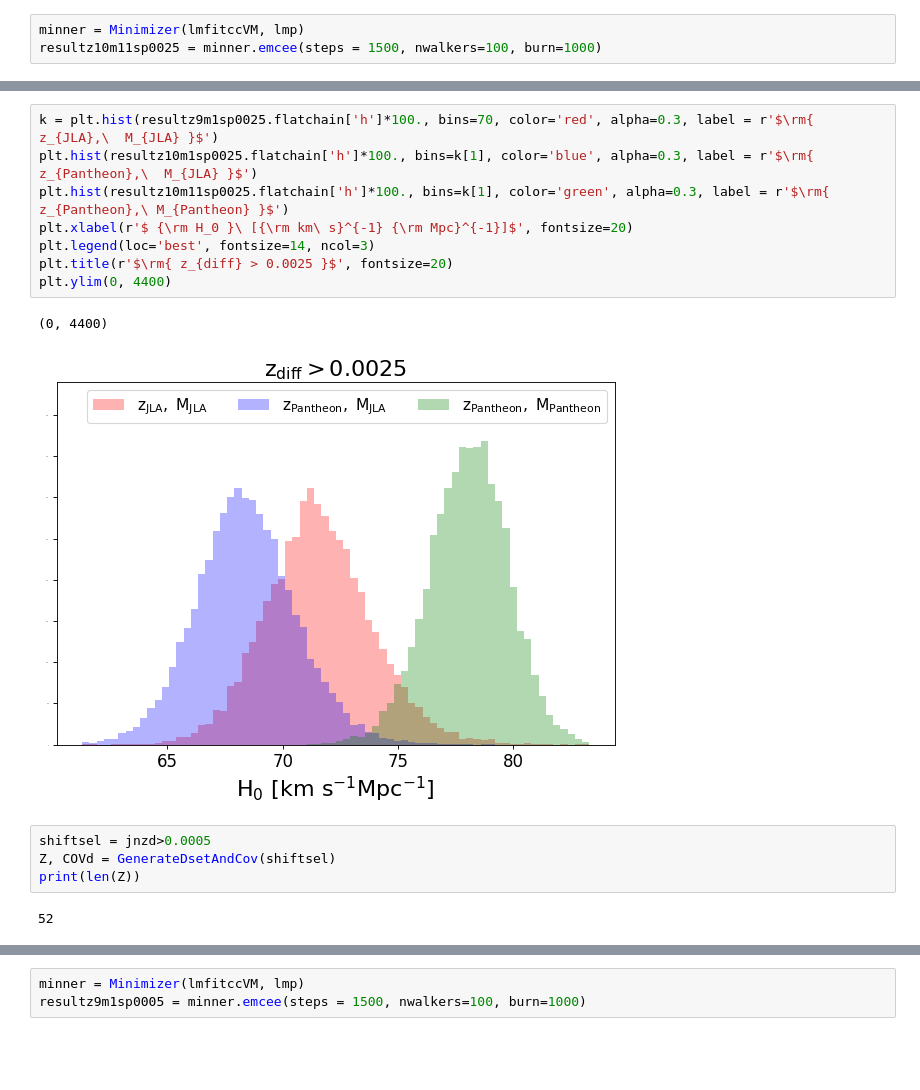
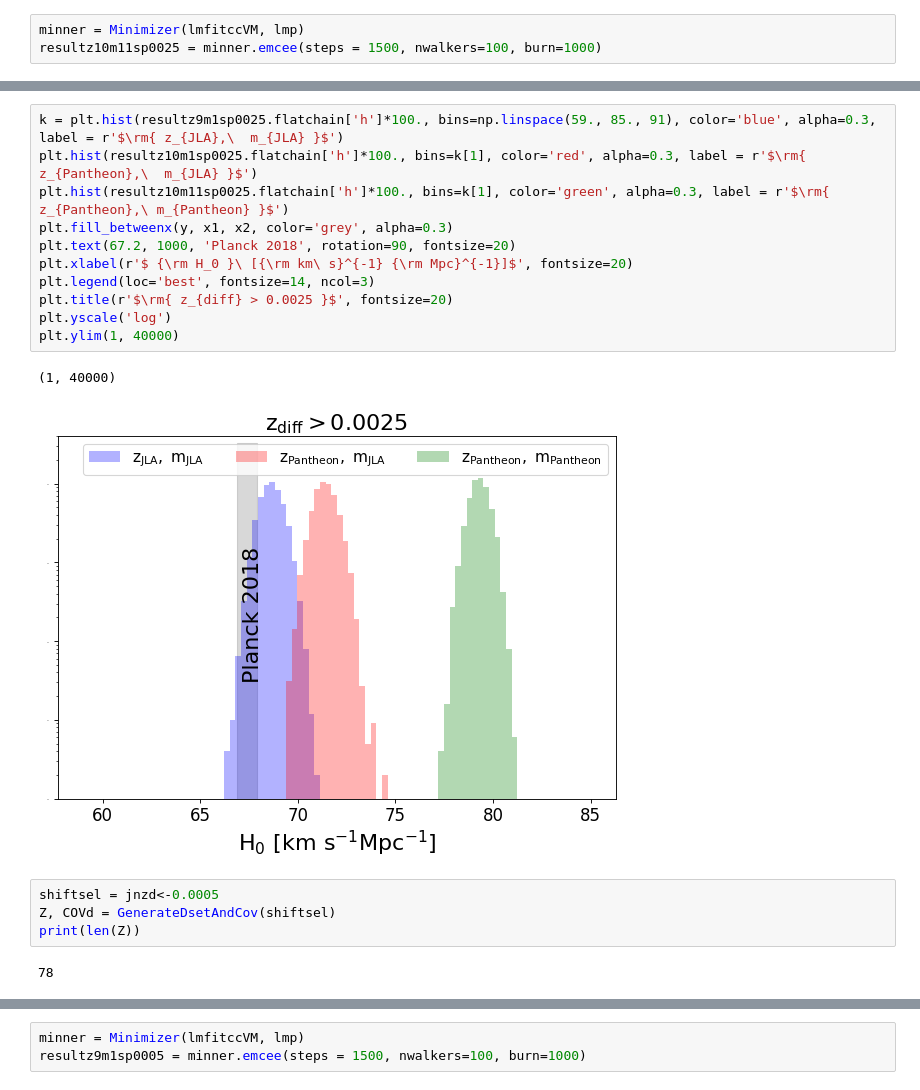
Before and after one commit to rameez3333/SN1aDataandH0, a Jupyter notebook: H0Measurements.ipynb, the cells around one changed output, grey strips where cells are left out. Drawn from its saved outputs; the diff is of its cells as text; blank space fills up the shorter version.

```diff
--- a/H0Measurements.ipynb
+++ b/H0Measurements.ipynb
@@ -545,20 +484,23 @@ resultz10m11sp0025 = minner.emcee(steps = 1500, nwalkers=100, burn=1000)
 # %%
-k = plt.hist(resultz9m1sp0025.flatchain['h']*100., bins=70, color='red', alpha=0.3, label = r'$\rm{ z_{JLA},\  M_{JLA} }$')
-plt.hist(resultz10m1sp0025.flatchain['h']*100., bins=k[1], color='blue', alpha=0.3, label = r'$\rm{ z_{Pantheon},\  M_{JLA} }$')
-plt.hist(resultz10m11sp0025.flatchain['h']*100., bins=k[1], color='green', alpha=0.3, label = r'$\rm{ z_{Pantheon},\ M_{Pantheon} }$')
+k = plt.hist(resultz9m1sp0025.flatchain['h']*100., bins=np.linspace(59., 85., 91), color='blue', alpha=0.3, label = r'$\rm{ z_{JLA},\  m_{JLA} }$')
+plt.hist(resultz10m1sp0025.flatchain['h']*100., bins=k[1], color='red', alpha=0.3, label = r'$\rm{ z_{Pantheon},\  m_{JLA} }$')
+plt.hist(resultz10m11sp0025.flatchain['h']*100., bins=k[1], color='green', alpha=0.3, label = r'$\rm{ z_{Pantheon},\ m_{Pantheon} }$')
+plt.fill_betweenx(y, x1, x2, color='grey', alpha=0.3)
+plt.text(67.2, 1000, 'Planck 2018', rotation=90, fontsize=20)
 plt.xlabel(r'$ {\rm H_0 }\ [{\rm km\ s}^{-1} {\rm Mpc}^{-1}]$', fontsize=20)
 plt.legend(loc='best', fontsize=14, ncol=3)
 plt.title(r'$\rm{ z_{diff} > 0.0025 }$', fontsize=20)
-plt.ylim(0, 4400)
+plt.yscale('log')
+plt.ylim(1, 40000)
 # %% [output]
-(0, 4400)
+(1, 40000)
-[figure, old version]
+[figure, new version]
 # %%
-shiftsel = jnzd>0.0005
+shiftsel = jnzd<-0.0005
 Z, COVd = GenerateDsetAndCov(shiftsel)
 print(len(Z))
 # %% [output]
-52
+78
 # %%
 ZINDEX = 9
 MAGINDEX = 1
```
Also changed, not shown: parts of 31 cells of this notebook.
